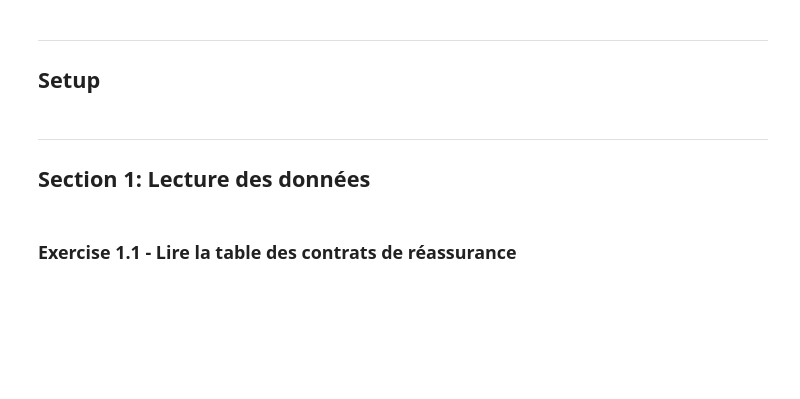
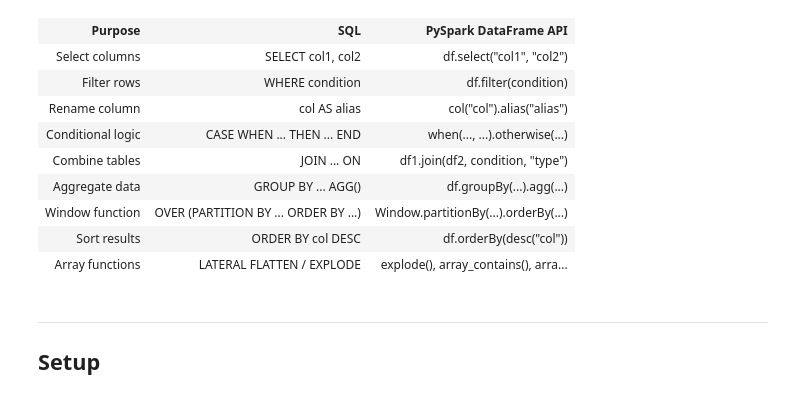
Before and after one commit to sundaraselvaraj/axa-databricks-training, a Jupyter notebook: jour1/hive_02_PySpark_Transformation_Lab.ipynb, the cells around one changed output. Saved outputs shown, nothing was run; the diff lists cells and outputs as text; code cells hidden in the pictures; blank space fills up the shorter version.

Commit message:
Hive version: same styling as original (23 displayHTML, 11 SQL cells)

```diff
--- a/jour1/hive_02_PySpark_Transformation_Lab.ipynb
+++ b/jour1/hive_02_PySpark_Transformation_Lab.ipynb
@@ -92,3 +105,73 @@ print("\nTables: training_lab.reinsurance_contracts, training_lab.axa_entities")
+# %%
+displayHTML("""
+<div style="background-color: #F9F7F4; padding: 20px; border-radius: 12px; border: 1px solid #E8E5E0; margin: 10px 0; box-shadow: 0 2px 8px rgba(0,0,0,0.06);">
+
+<table style="width:100%; border-collapse: collapse; font-size: 14px;">
+<tr style="background-color: #1B3A4B; color: #FFFFFF;">
+  <th style="padding: 12px; text-align: left; width: 25%; border-radius: 6px 0 0 0;">Purpose</th>
+  <th style="padding: 12px; text-align: left; width: 35%;">SQL</th>
+  <th style="padding: 12px; text-align: left; width: 40%; border-radius: 0 6px 0 0;">PySpark DataFrame API</th>
+</tr>
+<tr style="background-color: #FFFFFF;">
+  <td style="padding: 10px; border-bottom: 1px solid #E8E5E0; color: #1B1F24;"><strong>Select columns</strong></td>
+  <td style="padding: 10px; border-bottom: 1px solid #E8E5E0; color: #1B1F24;"><code>SELECT col1, col2</code></td>
+  <td style="padding: 10px; border-bottom: 1px solid #E8E5E0; color: #1B1F24;"><code>df.select("col1", "col2")</code></td>
+</tr>
+<tr style="background-color: #F9F7F4;">
+  <td style="padding: 10px; border-bottom: 1px solid #E8E5E0; color: #1B1F24;"><strong>Filter rows</strong></td>
+  <td style="padding: 10px; border-bottom: 1px solid #E8E5E0; color: #1B1F24;"><code>WHERE condition</code></td>
+  <td style="padding: 10px; border-bottom: 1px solid #E8E5E0; color: #1B1F24;"><code>df.filter(condition)</code></td>
+</tr>
+<tr style="background-color: #FFFFFF;">
+  <td style="padding: 10px; border-bottom: 1px solid #E8E5E0; color: #1B1F24;"><strong>Rename column</strong></td>
+  <td style="padding: 10px; border-bottom: 1px solid #E8E5E0; color: #1B1F24;"><code>col AS alias</code></td>
+  <td style="padding: 10px; border-bottom: 1px solid #E8E5E0; color: #1B1F24;"><code>col("col").alias("alias")</code></td>
+</tr>
+<tr style="background-color: #F9F7F4;">
+  <td style="padding: 10px; border-bottom: 1px solid #E8E5E0; color: #1B1F24;"><strong>Conditional logic</strong></td>
+  <td style="padding: 10px; border-bottom: 1px solid #E8E5E0; color: #1B1F24;"><code>CASE WHEN ... THEN ... END</code></td>
+  <td style="padding: 10px; border-bottom: 1px solid #E8E5E0; color: #1B1F24;"><code>when(..., ...).otherwise(...)</code></td>
+</tr>
+<tr style="background-color: #FFFFFF;">
+  <td style="padding: 10px; border-bottom: 1px solid #E8E5E0; color: #1B1F24;"><strong>Combine tables</strong></td>
+  <td style="padding: 10px; border-bottom: 1px solid #E8E5E0; color: #1B1F24;"><code>JOIN ... ON</code></td>
+  <td style="padding: 10px; border-bottom: 1px solid #E8E5E0; color: #1B1F24;"><code>df1.join(df2, condition, "type")</code></td>
+</tr>
+<tr style="background-color: #F9F7F4;">
+  <td style="padding: 10px; border-bottom: 1px solid #E8E5E0; color: #1B1F24;"><strong>Aggregate data</strong></td>
+  <td style="padding: 10px; border-bottom: 1px solid #E8E5E0; color: #1B1F24;"><code>GROUP BY ... AGG()</code></td>
+  <td style="padding: 10px; border-bottom: 1px solid #E8E5E0; color: #1B1F24;"><code>df.groupBy(...).agg(...)</code></td>
+</tr>
+<tr style="background-color: #FFFFFF;">
+  <td style="padding: 10px; border-bottom: 1px solid #E8E5E0; color: #1B1F24;"><strong>Window function</strong></td>
+  <td style="padding: 10px; border-bottom: 1px solid #E8E5E0; color: #1B1F24;"><code>OVER (PARTITION BY ... ORDER BY ...)</code></td>
+  <td style="padding: 10px; border-bottom: 1px solid #E8E5E0; color: #1B1F24;"><code>Window.partitionBy(...).orderBy(...)</code></td>
+</tr>
+<tr style="background-color: #F9F7F4;">
+  <td style="padding: 10px; border-bottom: 1px solid #E8E5E0; color: #1B1F24;"><strong>Sort results</strong></td>
+  <td style="padding: 10px; border-bottom: 1px solid #E8E5E0; color: #1B1F24;"><code>ORDER BY col DESC</code></td>
+  <td style="padding: 10px; border-bottom: 1px solid #E8E5E0; color: #1B1F24;"><code>df.orderBy(desc("col"))</code></td>
+</tr>
+<tr style="background-color: #FFFFFF;">
+  <td style="padding: 10px; color: #1B1F24;"><strong>Array functions</strong></td>
+  <td style="padding: 10px; color: #1B1F24;"><code>LATERAL FLATTEN / EXPLODE</code></td>
+  <td style="padding: 10px; color: #1B1F24;"><code>explode(), array_contains(), array_distinct()</code></td>
+</tr>
+</table>
+
+</div>
+""")
+# %% [output]
+| Purpose | SQL | PySpark DataFrame API |
+| Select columns | SELECT col1, col2 | df.select("col1", "col2") |
+| Filter rows | WHERE condition | df.filter(condition) |
+| Rename column | col AS alias | col("col").alias("alias") |
+| Conditional logic | CASE WHEN ... THEN ... END | when(..., ...).otherwise(...) |
+| Combine tables | JOIN ... ON | df1.join(df2, condition, "type") |
+| Aggregate data | GROUP BY ... AGG() | df.groupBy(...).agg(...) |
+| Window function | OVER (PARTITION BY ... ORDER BY ...) | Window.partitionBy(...).orderBy(...) |
+| Sort results | ORDER BY col DESC | df.orderBy(desc("col")) |
+| Array functions | LATERAL FLATTEN / EXPLODE | explode(), array_contains(), arra... |
 # %% [markdown]
 ---
 ## Setup
@@ -106,5 +177,0 @@ print("Libraries imported.")
-# %% [markdown]
----
-## Section 1: Lecture des données
-# %% [markdown]
-### Exercise 1.1 - Lire la table des contrats de réassurance
```
Also changed, not shown: parts of 157 cells of this notebook, 1 other file.
